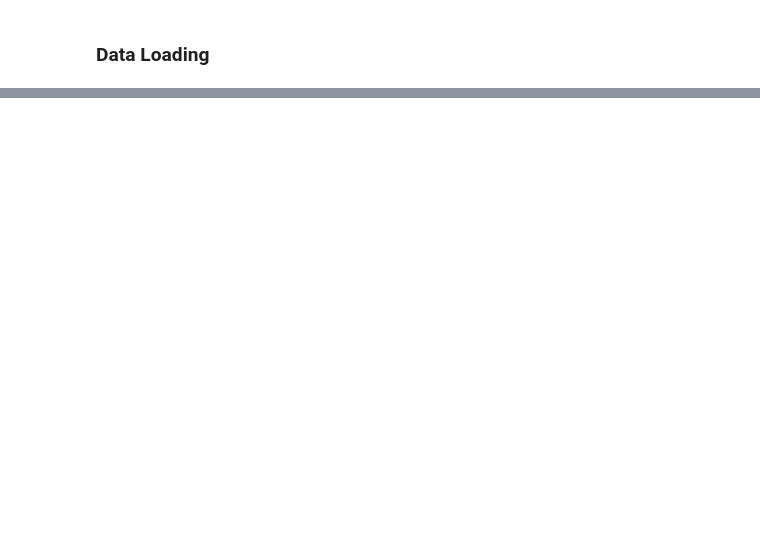
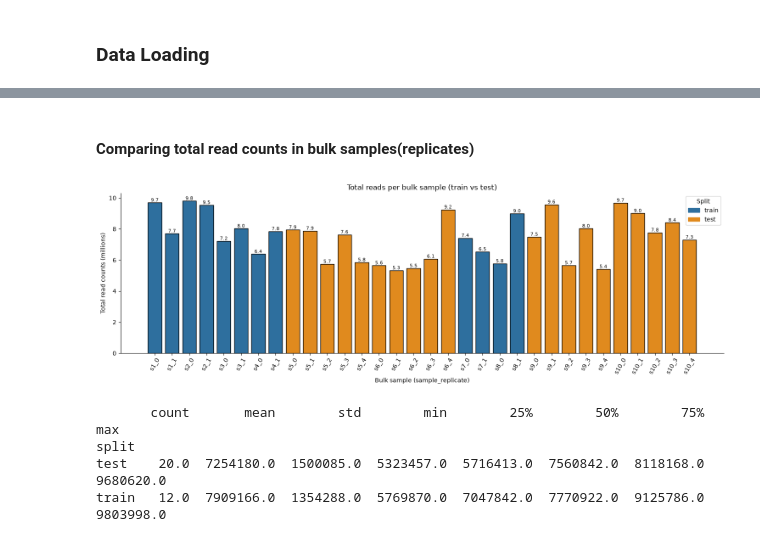
Before and after one commit to ML4GProjects/ML4G-project2, a Jupyter notebook: data_exploration.ipynb, the cells around one changed output, grey strips where cells are left out. Cells and saved outputs as stored; diff of their text form; code cells hidden in the pictures; blank space fills up the shorter version.

```diff
--- a/data_exploration.ipynb
+++ b/data_exploration.ipynb
@@ -41,0 +302,48 @@ train bulk: (7725, 12) | test bulk: (7725, 20)
+# %% [markdown]
+#### Comparing total read counts in bulk samples(replicates)
+# %%
+# Summarize total read counts per bulk sample (train vs test)
+lib = pd.concat([
+    train_bulk.sum(axis=0).rename("total_counts").to_frame().assign(split="train"),
+    test_bulk.sum(axis=0).rename("total_counts").to_frame().assign(split="test"),
+])
+lib.index.name = "bulk"
+lib = lib.reset_index()
+
+# add metadata (sample, patient, tissue, chemo) and sort by sample then replicate
+lib = lib.merge(bulk_meta[["sample", "patient", "tissue", "chemo"]],
+                left_on="bulk", right_index=True, how="left")
+lib["s_num"] = lib["bulk"].str.extract(r"s(\d+)_")[0].astype(int)
+lib["rep"]   = lib["bulk"].str.extract(r"_(\d+)$")[0].astype(int)
+lib = lib.sort_values(["s_num", "rep"]).reset_index(drop=True)
+
+
+# plot
+colors = {"train": "#2E6F9E", "test": "#E08A1E"}
+fig3, ax3 = plt.subplots(figsize=(15, 5))
+bars = ax3.bar(lib["bulk"], lib["total_counts"] / 1e6,
+               color=lib["split"].map(colors), edgecolor="black")
+
+for b_, v in zip(bars, lib["total_counts"] / 1e6):
+    ax3.text(b_.get_x() + b_.get_width() / 2, b_.get_height(), f"{v:.1f}",
+             ha="center", va="bottom", fontsize=8)
+
+ax3.set_ylabel("Total read counts (millions)")
+ax3.set_xlabel("Bulk sample (sample_replicate)")
+ax3.set_title("Total reads per bulk sample (train vs test)")
+ax3.tick_params(axis="x", rotation=60)
+ax3.legend(handles=[plt.Rectangle((0, 0), 1, 1, color=c) for c in colors.values()],
+           labels=list(colors.keys()), title="Split")
+ax3.spines[["top", "right"]].set_visible(False)
+plt.tight_layout()
+plt.savefig("bulk_reads_per_sample.png", dpi=150, bbox_inches="tight")
+plt.show()
+
+# per-split statistics
+print(lib.groupby("split")["total_counts"].describe().round(0))
+# %% [output]
+[figure, added]
+       count       mean        std        min        25%        50%        75%        max
+split
+test    20.0  7254180.0  1500085.0  5323457.0  5716413.0  7560842.0  8118168.0  9680620.0
+train   12.0  7909166.0  1354288.0  5769870.0  7047842.0  7770922.0  9125786.0  9803998.0
```
Also changed, not shown: parts of 43 cells of this notebook, 3 other files.
